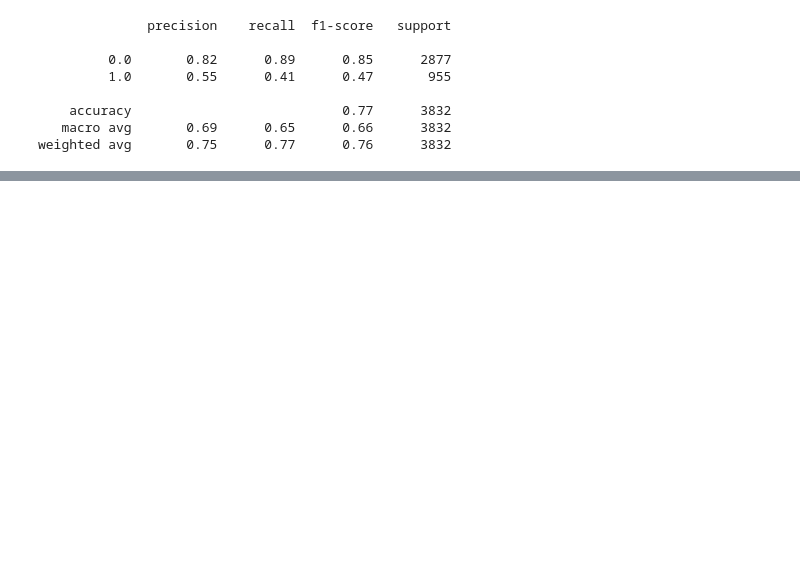
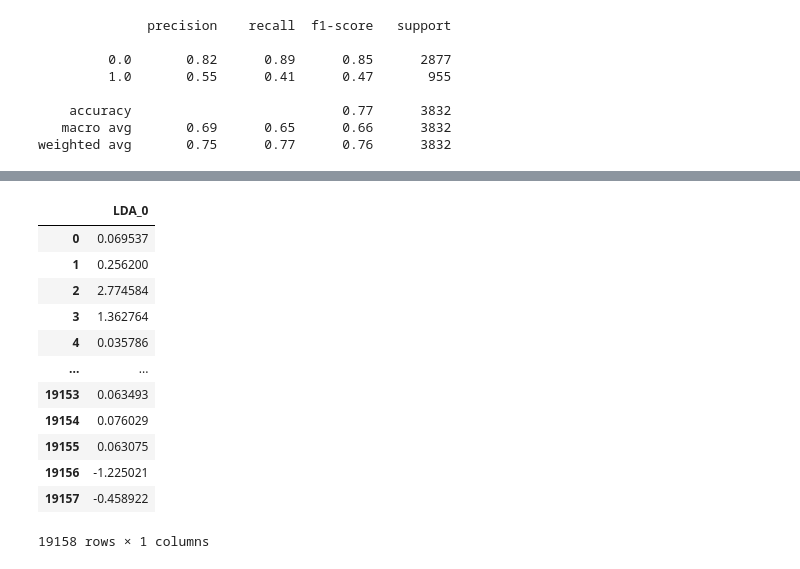
Before and after one commit to BangerVanos/IDA, a Jupyter notebook: LR2/lw_5.ipynb, the cells around one changed output, grey strips where cells are left out. Cells and saved outputs as stored; diff of their text form; code cells hidden in the pictures; blank space fills up the shorter version.

```diff
--- a/LR2/lw_5.ipynb
+++ b/LR2/lw_5.ipynb
@@ -317,0 +694,24 @@ weighted avg       0.75      0.77      0.76      3832
+# %%
+# Part 4 Task 4 Linear Discriminant Analysis
+x = final_df.drop('target', axis=1)
+y = final_df['target']
+lda = LinearDiscriminantAnalysis(n_components=1)
+lda.fit(x, y)
+lda_data = lda.transform(x)
+lda_df = pd.DataFrame(data=lda_data,
+                      columns=[f'LDA_{i}' for i in range(lda_data.shape[1])])
+lda_df
+# %% [output]
+|  | LDA_0 |
+| 0 | 0.069537 |
+| 1 | 0.256200 |
+| 2 | 2.774584 |
+| 3 | 1.362764 |
+| 4 | 0.035786 |
+| ... | ... |
+| 19153 | 0.063493 |
+| 19154 | 0.076029 |
+| 19155 | 0.063075 |
+| 19156 | -1.225021 |
+| 19157 | -0.458922 |
+19158 rows × 1 columns
```
Also changed, not shown: parts of 44 cells of this notebook, 2 other files.
